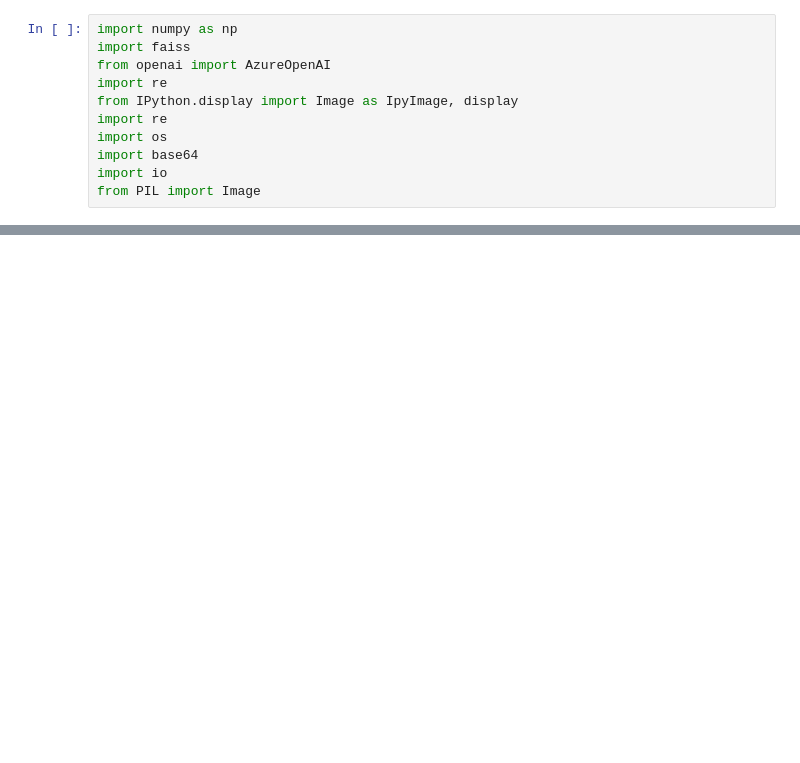
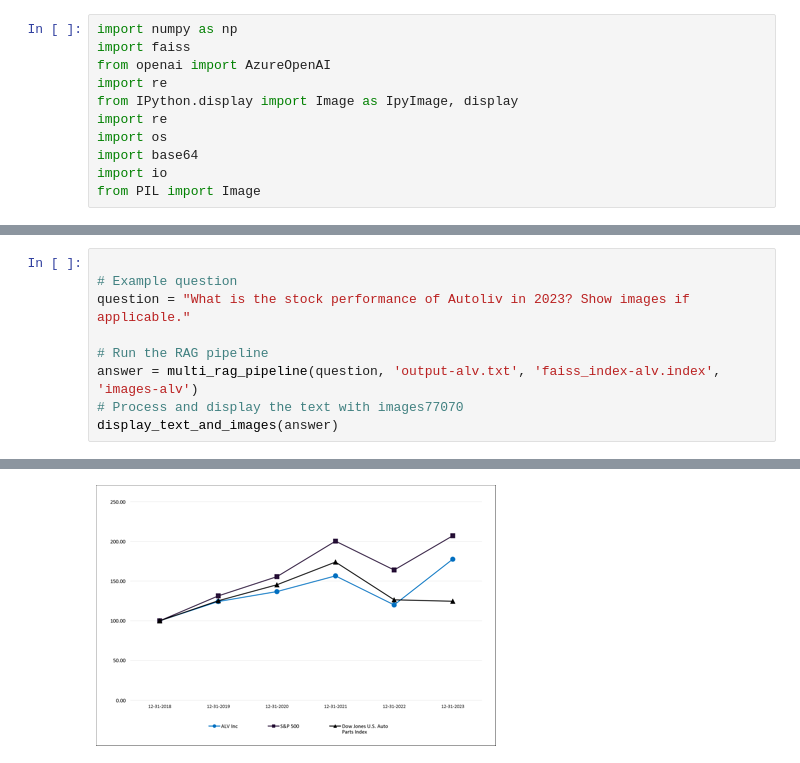
Before and after one commit to magiccpp/pdf2txt, a Jupyter notebook: multimodal.ipynb, the cells around one changed output, grey strips where cells are left out. Cells and saved outputs as stored; diff of their text form; blank space fills up the shorter version.

```diff
--- a/multimodal.ipynb
+++ b/multimodal.ipynb
@@ -173,0 +176,10 @@ def display_text_and_images(text, image_folder="./images", max_size=(400, 400)):
+# %%
+
+# Example question
+question = "What is the stock performance of Autoliv in 2023? Show images if applicable."
+
+# Run the RAG pipeline
+answer = multi_rag_pipeline(question, 'output-alv.txt', 'faiss_index-alv.index', 'images-alv')
+# Process and display the text with images77070
+display_text_and_images(answer)
+# %% [output]
@@ -173,0 +188 @@ def display_text_and_images(text, image_folder="./images", max_size=(400, 400)):
+[figure, added]
```
Also changed, not shown: parts of 7 cells of this notebook, 2 other files.
